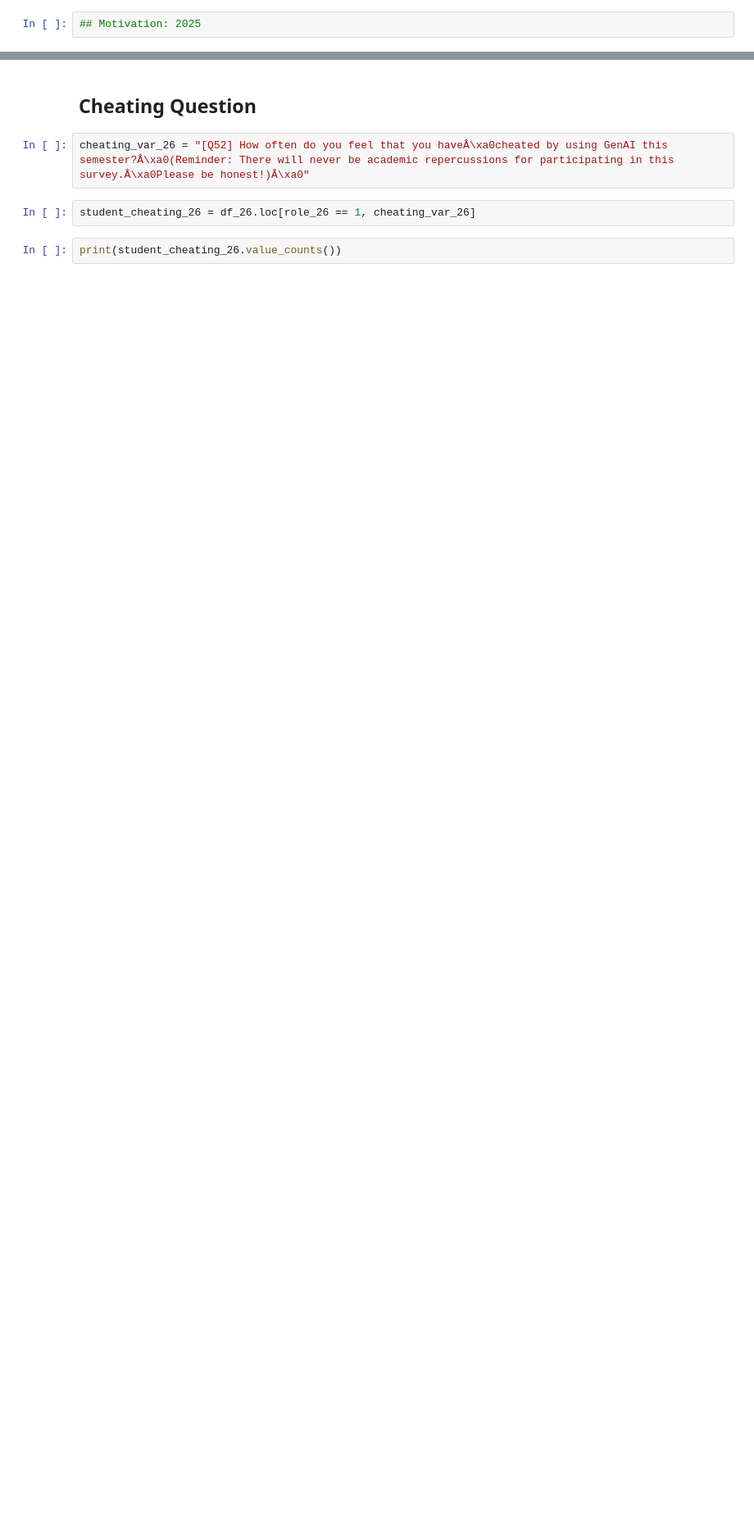
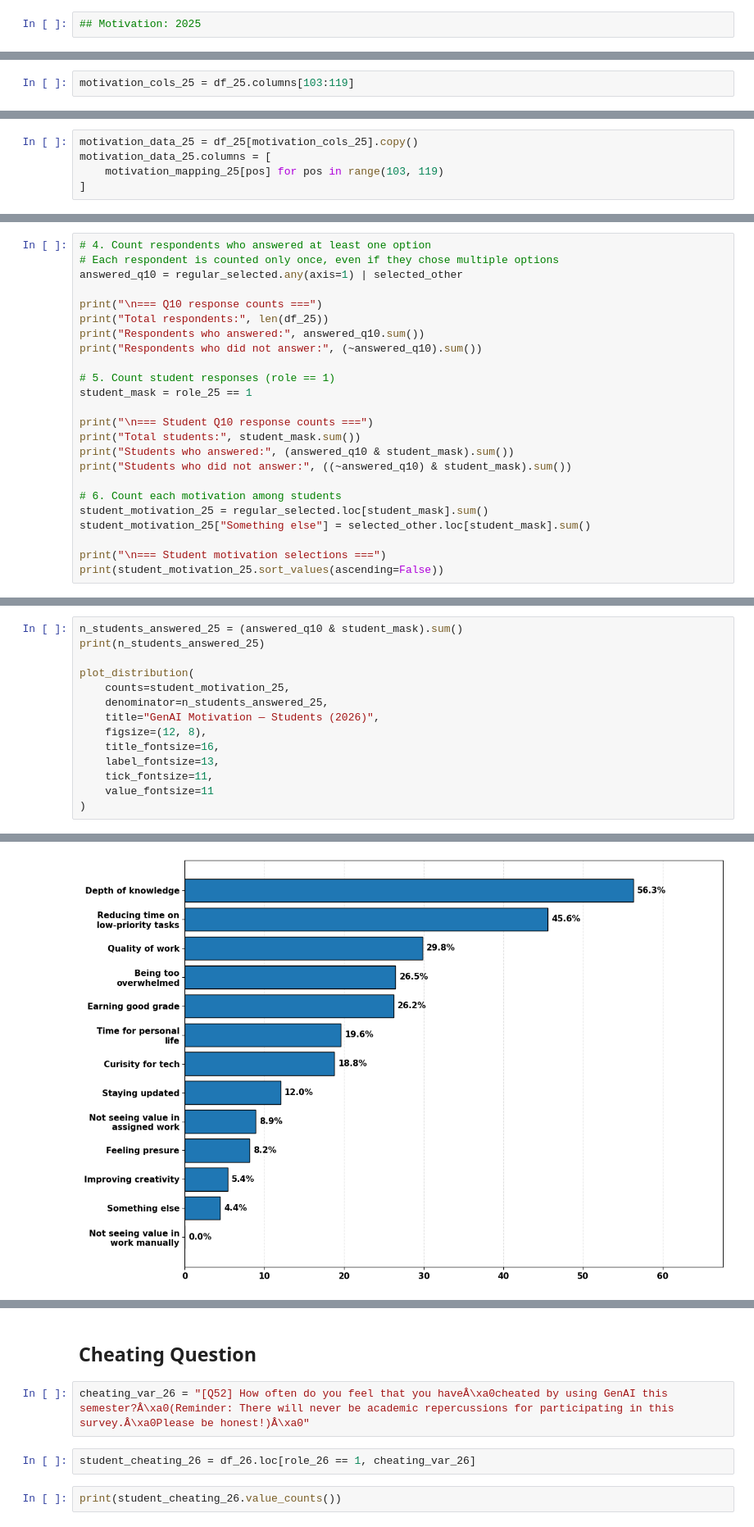
Before and after one commit to JesanOvi/GenAI-Survey-Analysis, a Jupyter notebook: note_books/Survey26.ipynb, the cells around one changed output, grey strips where cells are left out. Shown at 82% size. Drawn from its saved outputs; the diff is of its cells as text; blank space fills up the shorter version.

```diff
--- a/note_books/Survey26.ipynb
+++ b/note_books/Survey26.ipynb
@@ -2407,0 +2396,2 @@ dtype: float64
+# %%
+motivation_cols_25 = df_25.columns[103:119]
@@ -2407,0 +2526,5 @@ dtype: float64
+# %%
+motivation_data_25 = df_25[motivation_cols_25].copy()
+motivation_data_25.columns = [
+    motivation_mapping_25[pos] for pos in range(103, 119)
+]
@@ -2407,0 +2580,24 @@ dtype: float64
+# %%
+# 4. Count respondents who answered at least one option
+# Each respondent is counted only once, even if they chose multiple options
+answered_q10 = regular_selected.any(axis=1) | selected_other
+
+print("\n=== Q10 response counts ===")
+print("Total respondents:", len(df_25))
+print("Respondents who answered:", answered_q10.sum())
+print("Respondents who did not answer:", (~answered_q10).sum())
+
+# 5. Count student responses (role == 1)
+student_mask = role_25 == 1
+
+print("\n=== Student Q10 response counts ===")
+print("Total students:", student_mask.sum())
+print("Students who answered:", (answered_q10 & student_mask).sum())
+print("Students who did not answer:", ((~answered_q10) & student_mask).sum())
+
+# 6. Count each motivation among students
+student_motivation_25 = regular_selected.loc[student_mask].sum()
+student_motivation_25["Something else"] = selected_other.loc[student_mask].sum()
+
+print("\n=== Student motivation selections ===")
+print(student_motivation_25.sort_values(ascending=False))
@@ -2407,0 +2632,15 @@ dtype: float64
+# %%
+n_students_answered_25 = (answered_q10 & student_mask).sum()
+print(n_students_answered_25)
+
+plot_distribution(
+    counts=student_motivation_25,
+    denominator=n_students_answered_25,
+    title="GenAI Motivation — Students (2026)",
+    figsize=(12, 8),
+    title_fontsize=16,
+    label_fontsize=13,
+    tick_fontsize=11,
+    value_fontsize=11
+)
+# %% [output]
@@ -2407,0 +2648 @@ dtype: float64
+[figure, added]
```
Also changed, not shown: parts of 106 cells of this notebook.
